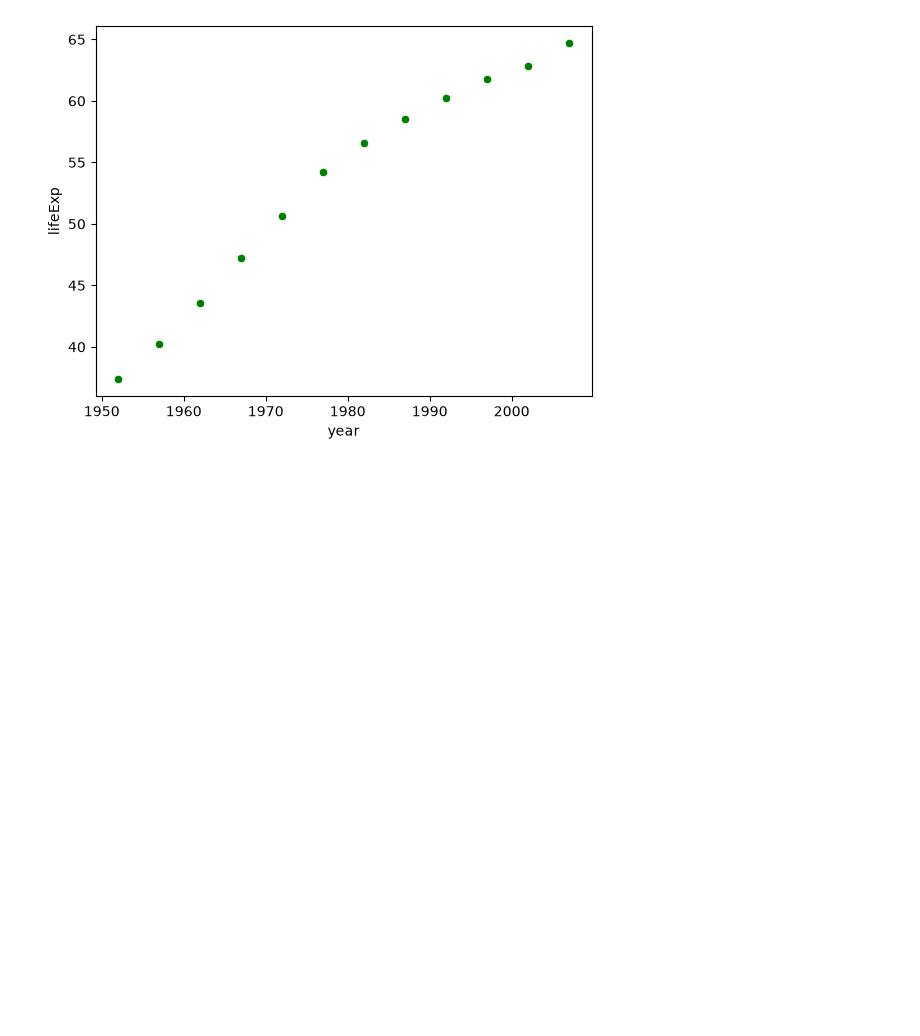
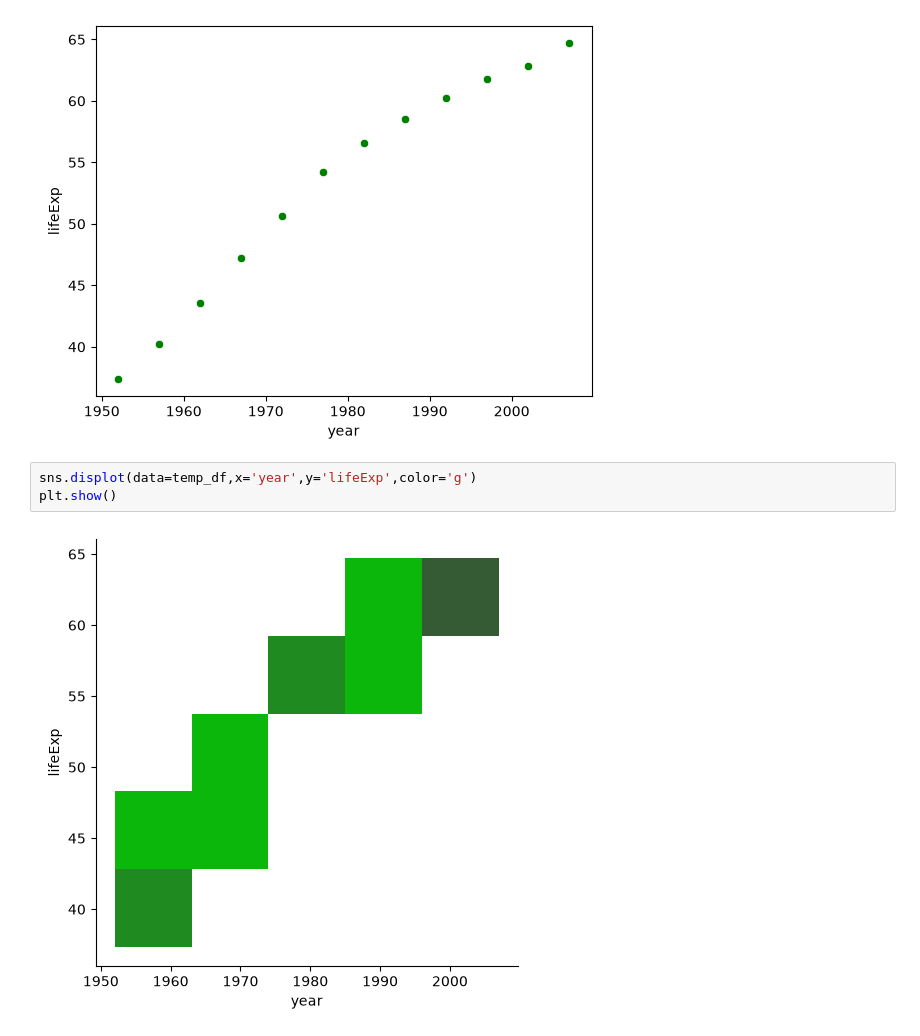
Before and after one commit to amit26717-cmd/Data_Analysis01, a Jupyter notebook: C3/15_Sep_2026/seaborn.ipynb, the cells around one changed output. Drawn from its saved outputs; the diff is of its cells as text; blank space fills up the shorter version.

Commit message:
bar graph

```diff
--- a/C3/15_Sep_2026/seaborn.ipynb
+++ b/C3/15_Sep_2026/seaborn.ipynb
@@ -62,3 +62,8 @@ sns.scatterplot(data=temp_df,x='year',y='lifeExp',color='g')
 plt.show()
 # %% [output]
 [figure]
+# %%
+sns.displot(data=temp_df,x='year',y='lifeExp',color='g')
+plt.show()
+# %% [output]
+[figure, added]
```
Also changed, not shown: parts of 2 cells of this notebook.
